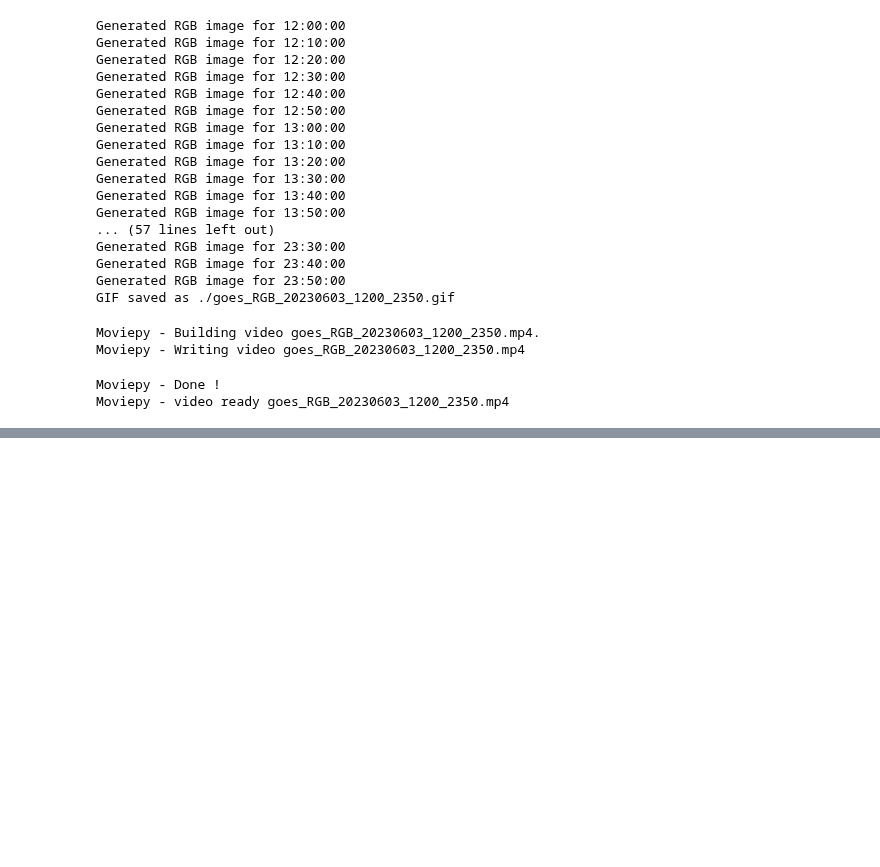
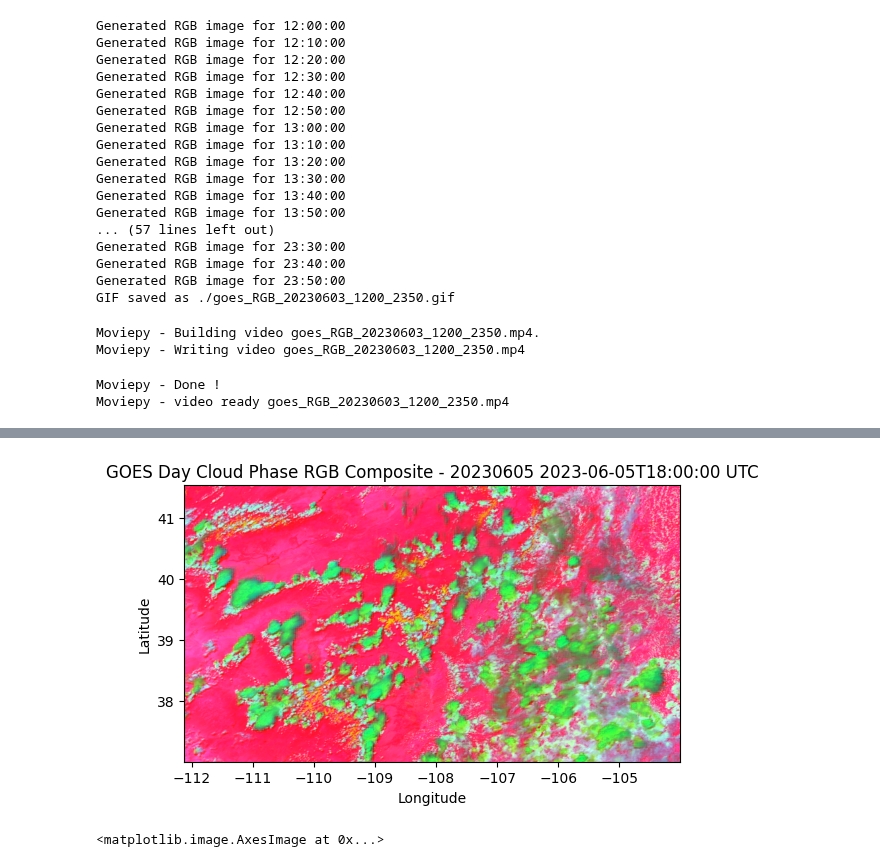
Before and after one commit to clinton-alden/goes_clouds, a Jupyter notebook: processing/03_plot_RGB.ipynb, the cells around one changed output, grey strips where cells are left out. Saved outputs shown, nothing was run; the diff lists cells and outputs as text; code cells hidden in the pictures; blank space fills up the shorter version.

```diff
--- a/processing/03_plot_RGB.ipynb
+++ b/processing/03_plot_RGB.ipynb
@@ -205,3 +179,6 @@ Moviepy - Building video goes_RGB_20230603_1200_2350.mp4.
 Moviepy - Writing video goes_RGB_20230603_1200_2350.mp4
 Moviepy - Done !
 Moviepy - video ready goes_RGB_20230603_1200_2350.mp4
+# %%
+ds = xr.open_dataset('/storage/cdalden/goes/goes16/RGB_composite/goes16_C02_C05_C13_RGB_colorado_20230605.nc')
+ds
@@ -207,0 +201,6 @@ Moviepy - video ready goes_RGB_20230603_1200_2350.mp4
+# %%
+ds_i = ds.sel(t='2023-06-05T18:00:00', method='nearest')
+plot_rgb_image(ds_i, '20230605', '2023-06-05T18:00:00')
+# %% [output]
+[figure, added]
+<matplotlib.image.AxesImage at 0x...>
```
Also changed, not shown: parts of 4 cells of this notebook.
